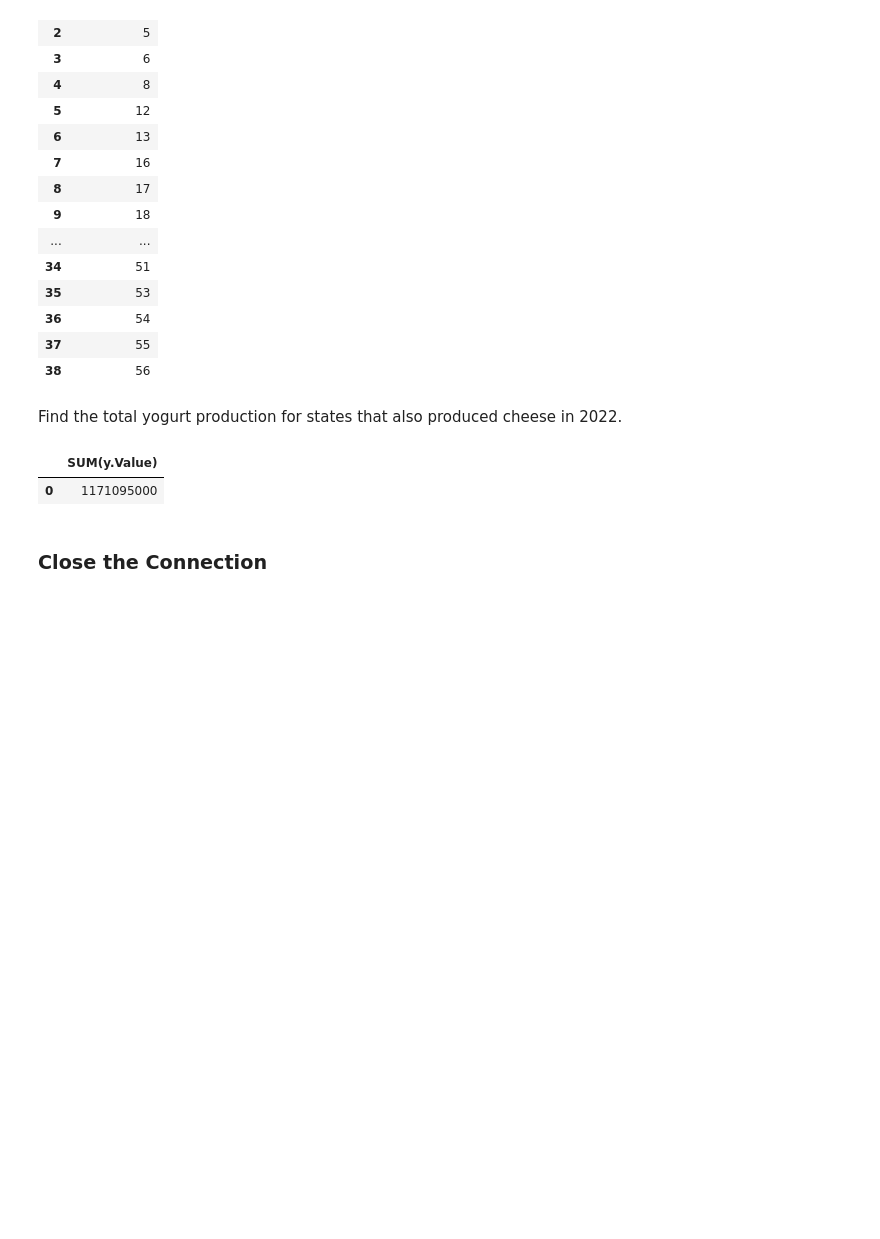
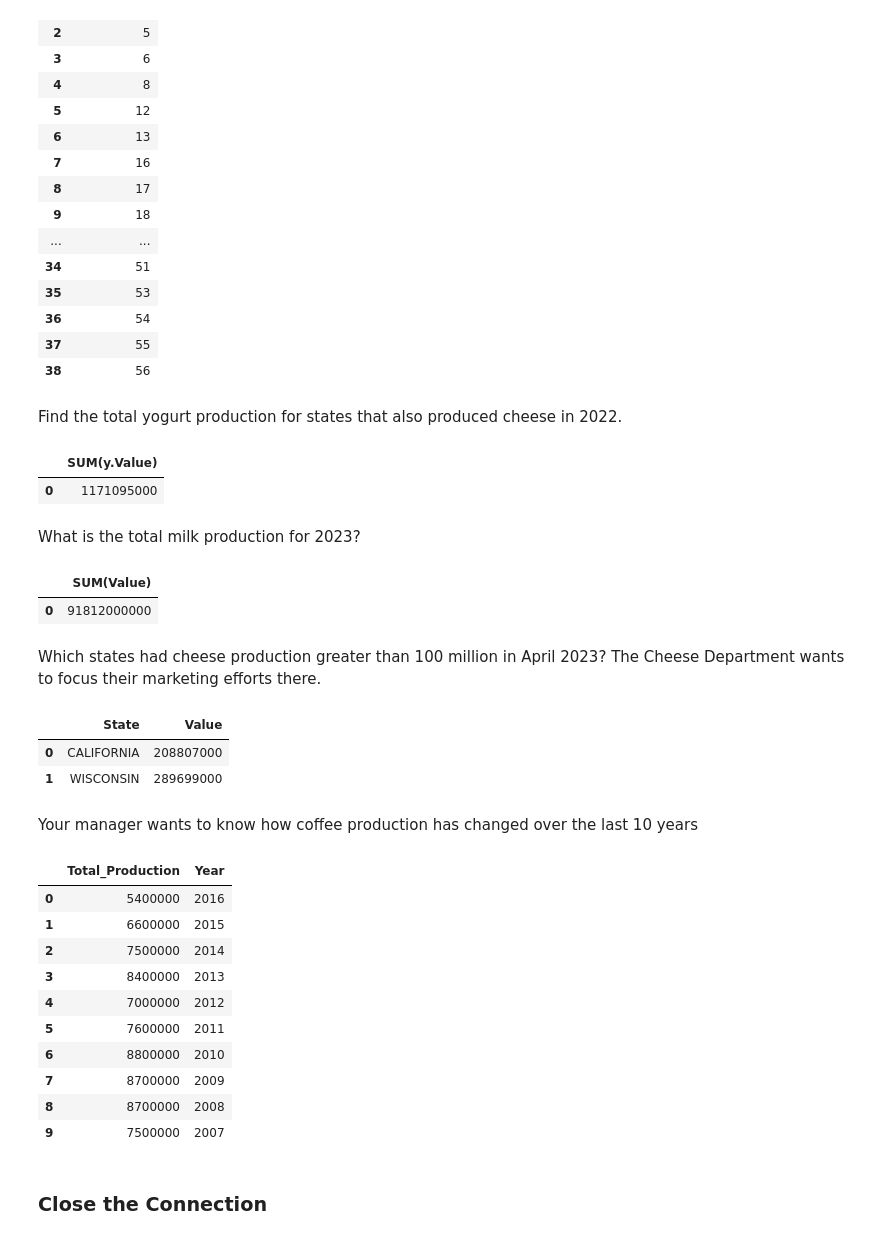
Before and after one commit to KunleAdeyanju/Production-Analysis, a Jupyter notebook: production_query.ipynb, the cells around one changed output. Cells and saved outputs as stored; diff of their text form; code cells hidden in the pictures; blank space fills up the shorter version.

Commit message:
total coffe production with chart added

```diff
--- a/production_query.ipynb
+++ b/production_query.ipynb
@@ -207,13 +208,58 @@ display(result)
 # %% [output]
 |  | SUM(y.Value) |
 | 0 | 1171095000 |
+# %% [markdown]
+What is the total milk production for 2023?
 # %%
 query = '''
-SELECT SUM(y.Value)
-FROM yogurt_production y
-WHERE y.Year = 2022 AND y.State_ANSI IN (
-    SELECT DISTINCT c.State_ANSI FROM cheese_production c WHERE c.Year = 2022
-);
+SELECT SUM(Value)
+FROM milk_production
+WHERE Year = 2023
 '''
 result = pd.read_sql(query, conn)
 display(result)
+# %% [output]
+|  | SUM(Value) |
+| 0 | 91812000000 |
+# %% [markdown]
+Which states had cheese production greater than 100 million in April 2023? The Cheese Department wants to focus their marketing efforts there.
+# %%
+query = '''
+SELECT sl.State, cp.Value
+FROM cheese_production cp JOIN state_lookup sl
+    ON cp.State_ANSI = sl.State_ANSI
+WHERE cp.Value > 100000000 AND cp.Year = 2023 AND cp.Period = 'APR'
+GROUP BY cp.State_ANSI
+
+'''
+result = pd.read_sql(query, conn)
+display(result)
+# %% [output]
+|  | State | Value |
+| 0 | CALIFORNIA | 208807000 |
+| 1 | WISCONSIN | 289699000 |
+# %% [markdown]
+Your manager wants to know how coffee production has changed over the last 10 years
+# %%
+query = '''
+SELECT SUM(Value) as Total_Production, Year
+FROM coffee_production
+GROUP BY Year
+ORDER BY Year DESC
+LIMIT 10
+
+'''
+result = pd.read_sql(query, conn)
+display(result)
+# %% [output]
+|  | Total_Production | Year |
+| 0 | 5400000 | 2016 |
+| 1 | 6600000 | 2015 |
+| 2 | 7500000 | 2014 |
+| 3 | 8400000 | 2013 |
+| 4 | 7000000 | 2012 |
+| 5 | 7600000 | 2011 |
+| 6 | 8800000 | 2010 |
+| 7 | 8700000 | 2009 |
+| 8 | 8700000 | 2008 |
+| 9 | 7500000 | 2007 |
```
Also changed, not shown: parts of 2 cells of this notebook.
